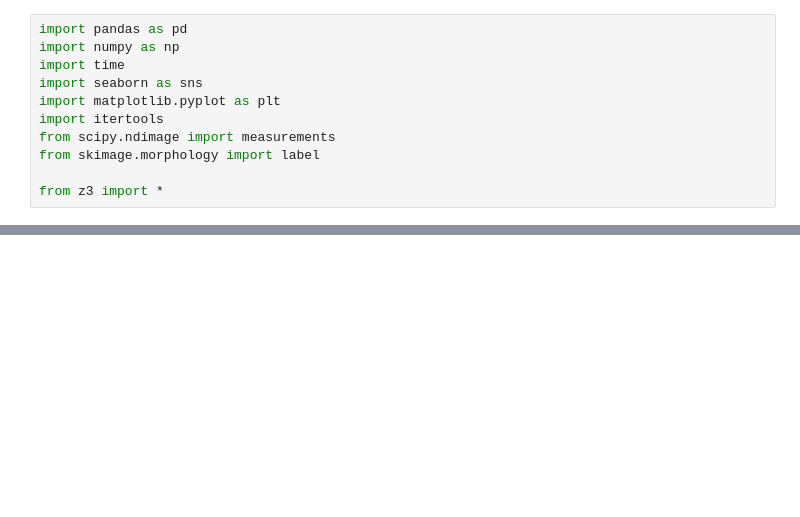
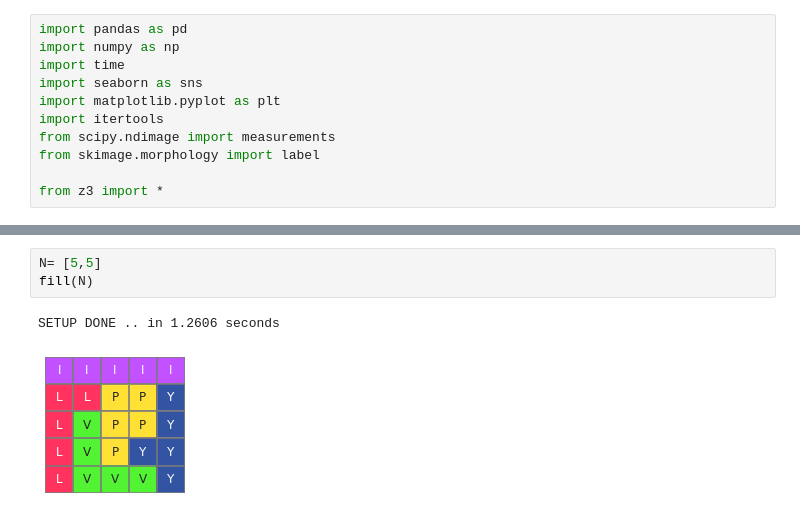
Before and after one commit to gowen100/Public-Code, a Jupyter notebook: Pentomino.ipynb, the cells around one changed output, grey strips where cells are left out. Cells and saved outputs as stored; diff of their text form; blank space fills up the shorter version.

```diff
--- a/Pentomino.ipynb
+++ b/Pentomino.ipynb
@@ -136,0 +157,6 @@ Solution took 4.6476 seconds
+# %%
+N= [5,5]
+fill(N)
+# %% [output]
+SETUP DONE .. in 1.2606 seconds
+[figure, added]
```
Also changed, not shown: parts of 10 cells of this notebook.
